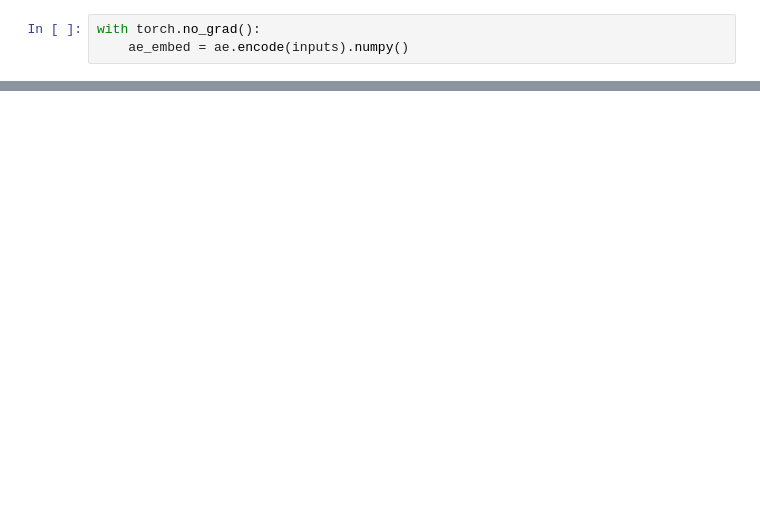
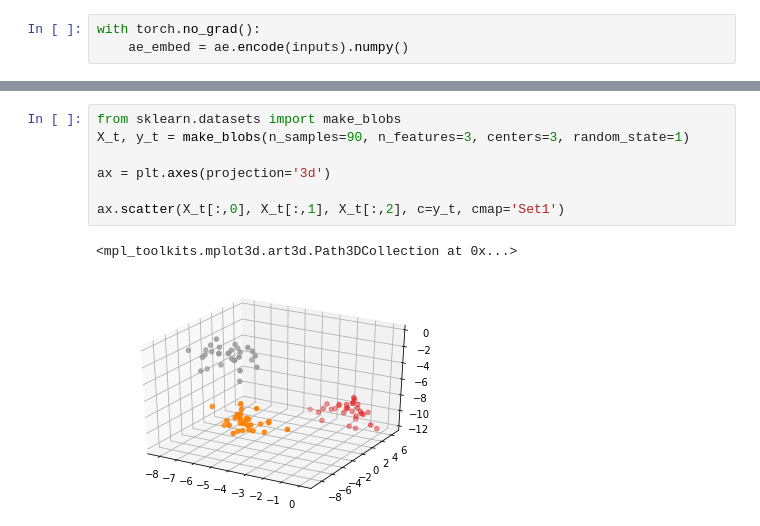
Before and after one commit to mahdiou-diallo/Projet_Red_Dim, a Jupyter notebook: notebook.ipynb, the cells around one changed output, grey strips where cells are left out. Drawn from its saved outputs; the diff is of its cells as text; blank space fills up the shorter version.

```diff
--- a/notebook.ipynb
+++ b/notebook.ipynb
@@ -118,0 +170,10 @@ for ax, (redname, redvals) in zip(axs.flat, dimred):
+# %%
+from sklearn.datasets import make_blobs
+X_t, y_t = make_blobs(n_samples=90, n_features=3, centers=3, random_state=1)
+
+ax = plt.axes(projection='3d')
+
+ax.scatter(X_t[:,0], X_t[:,1], X_t[:,2], c=y_t, cmap='Set1')
+# %% [output]
+<mpl_toolkits.mplot3d.art3d.Path3DCollection at 0x...>
+[figure, added]
```
Also changed, not shown: parts of 48 cells of this notebook, 1 other file.
